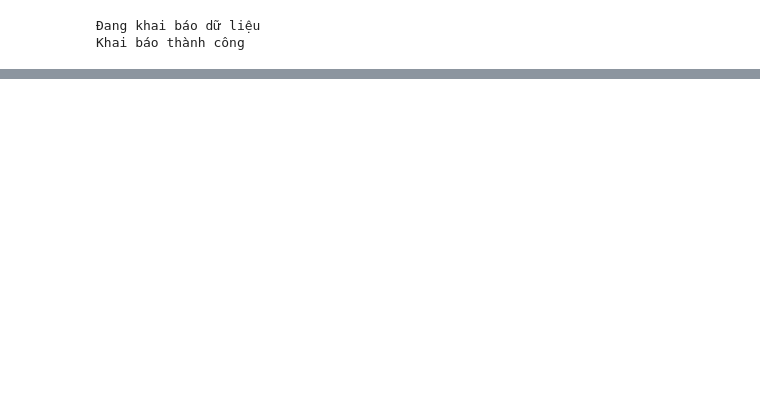
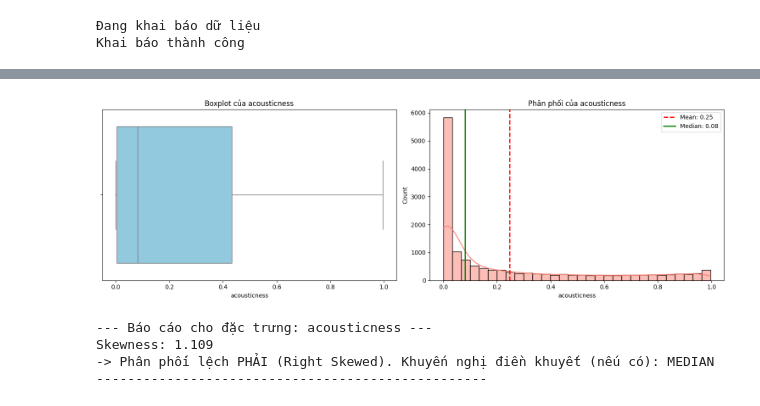
Before and after one commit to Dibenz204/Nhom07_SGU26_ML_MusicGenreClassification, a Jupyter notebook: EDA/UnivariateAnalysis.ipynb, the cells around one changed output, grey strips where cells are left out. Saved outputs shown, nothing was run; the diff lists cells and outputs as text; code cells hidden in the pictures; blank space fills up the shorter version.

```diff
--- a/EDA/UnivariateAnalysis.ipynb
+++ b/EDA/UnivariateAnalysis.ipynb
@@ -21,0 +94,9 @@ Khai báo thành công
+# %%
+# Phân tích đơn biến cho thuộc tính Acousticness
+analyze_numeric_feature(df, 'acousticness')
+# %% [output]
+[figure, added]
+--- Báo cáo cho đặc trưng: acousticness ---
+Skewness: 1.109
+-> Phân phối lệch PHẢI (Right Skewed). Khuyến nghị điền khuyết (nếu có): MEDIAN
+--------------------------------------------------
```
Also changed, not shown: parts of 19 cells of this notebook.
